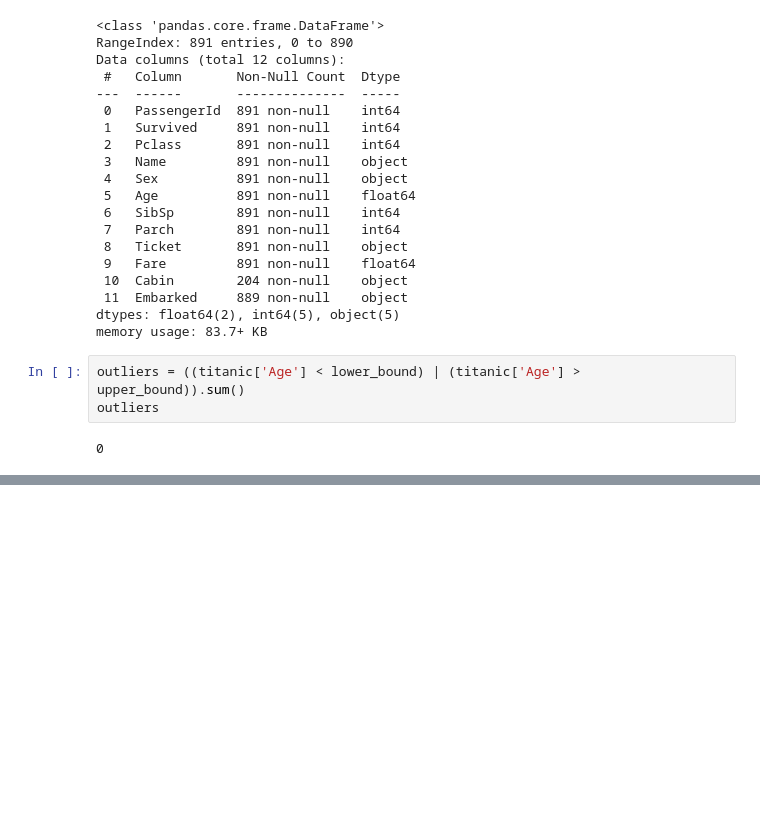
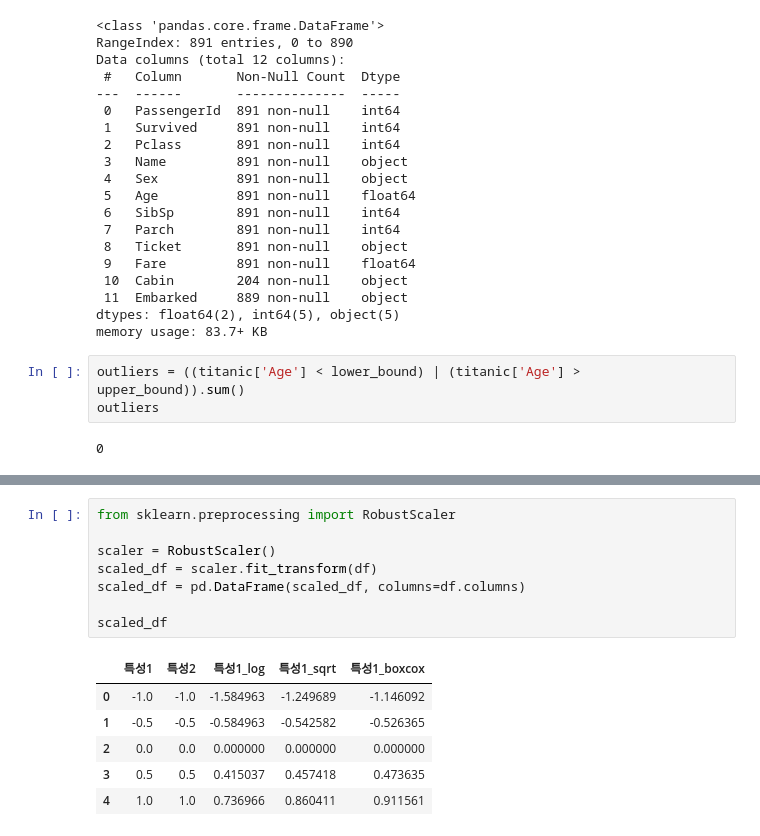
Before and after one commit to su2708/SpartaCodingClub, a Jupyter notebook: sparta2/preprocess_practice.ipynb, the cells around one changed output, grey strips where cells are left out. Saved outputs shown, nothing was run; the diff lists cells and outputs as text; blank space fills up the shorter version.

```diff
--- a/sparta2/preprocess_practice.ipynb
+++ b/sparta2/preprocess_practice.ipynb
@@ -254,0 +388,15 @@ outliers
+# %%
+from sklearn.preprocessing import RobustScaler
+
+scaler = RobustScaler()
+scaled_df = scaler.fit_transform(df)
+scaled_df = pd.DataFrame(scaled_df, columns=df.columns)
+
+scaled_df
+# %% [output]
+|  | 특성1 | 특성2 | 특성1_log | 특성1_sqrt | 특성1_boxcox |
+| 0 | -1.0 | -1.0 | -1.584963 | -1.249689 | -1.146092 |
+| 1 | -0.5 | -0.5 | -0.584963 | -0.542582 | -0.526365 |
+| 2 | 0.0 | 0.0 | 0.000000 | 0.000000 | 0.000000 |
+| 3 | 0.5 | 0.5 | 0.415037 | 0.457418 | 0.473635 |
+| 4 | 1.0 | 1.0 | 0.736966 | 0.860411 | 0.911561 |
```
Also changed, not shown: parts of 11 cells of this notebook.
